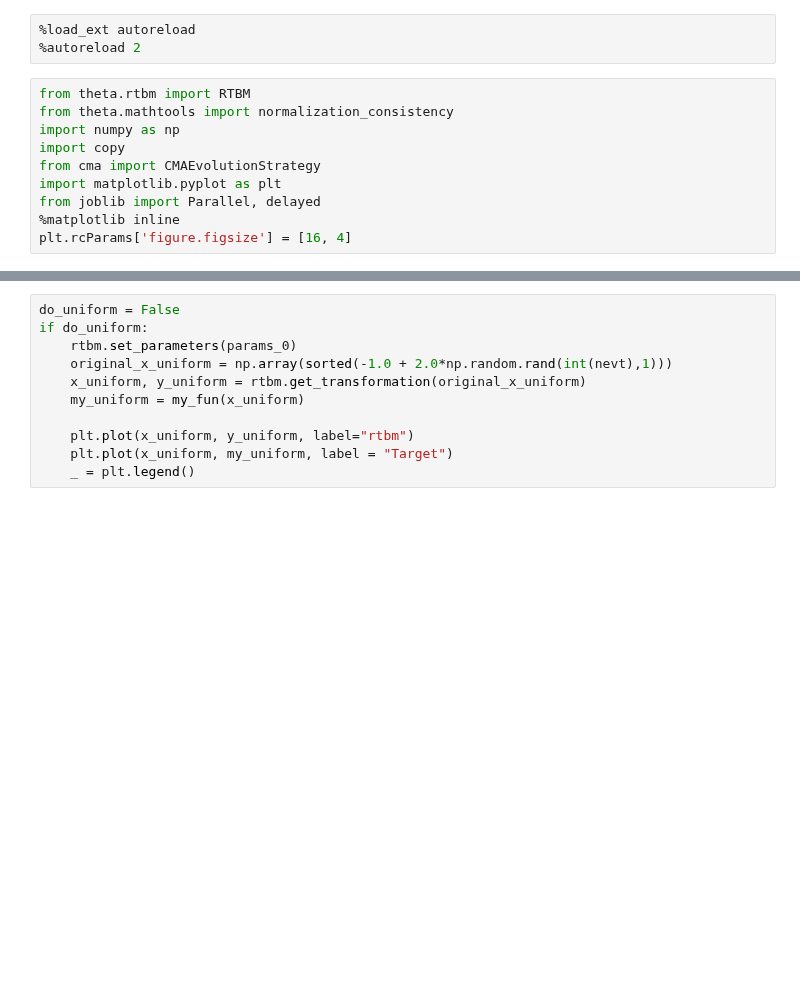
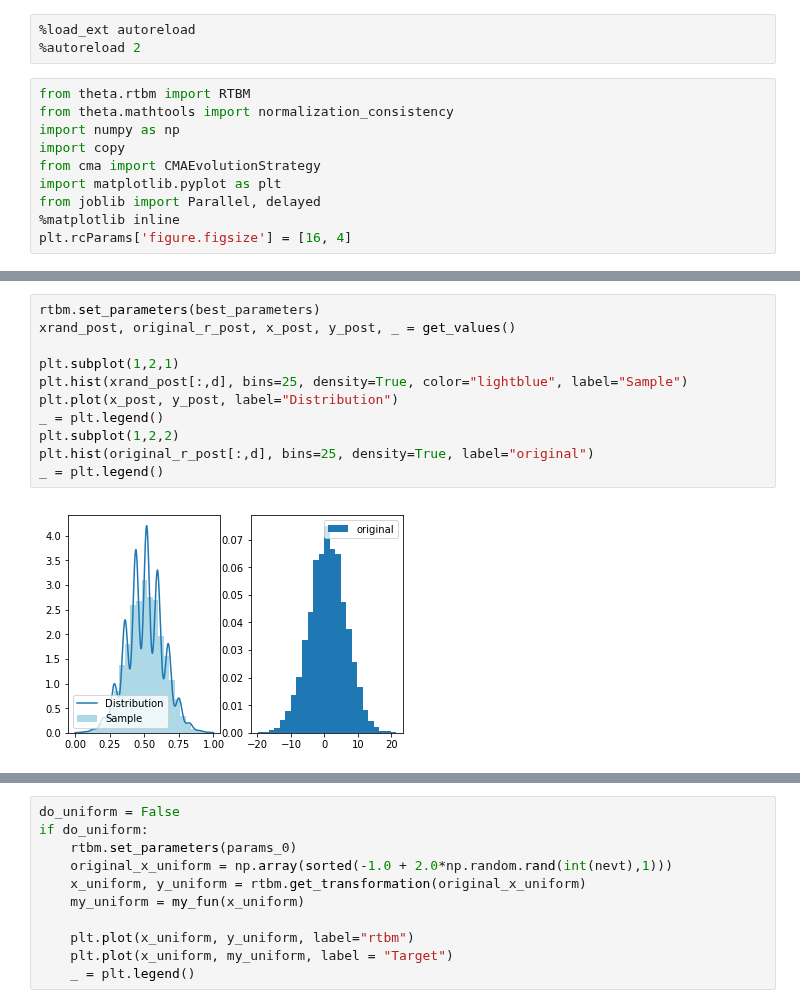
Before and after one commit to RiemannAI/theta, a Jupyter notebook: PruebasDeInit.ipynb, the cells around one changed output, grey strips where cells are left out. Drawn from its saved outputs; the diff is of its cells as text; blank space fills up the shorter version.

```diff
--- a/PruebasDeInit.ipynb
+++ b/PruebasDeInit.ipynb
@@ -172,3 +156,16 @@ Mutation rate too high, breaking, iteration: 236, loss: 624.1715694213633
+# %%
+rtbm.set_parameters(best_parameters)
+xrand_post, original_r_post, x_post, y_post, _ = get_values()
+
+plt.subplot(1,2,1)
+plt.hist(xrand_post[:,d], bins=25, density=True, color="lightblue", label="Sample")
+plt.plot(x_post, y_post, label="Distribution")
+_ = plt.legend()
+plt.subplot(1,2,2)
+plt.hist(original_r_post[:,d], bins=25, density=True, label="original")
+_ = plt.legend()
+# %% [output]
+[figure, added]
 # %%
 my_y_post = my_fun(x_post)
 ll_post = loss(my_y_post, y_post)
```
Also changed, not shown: parts of 5 cells of this notebook.
